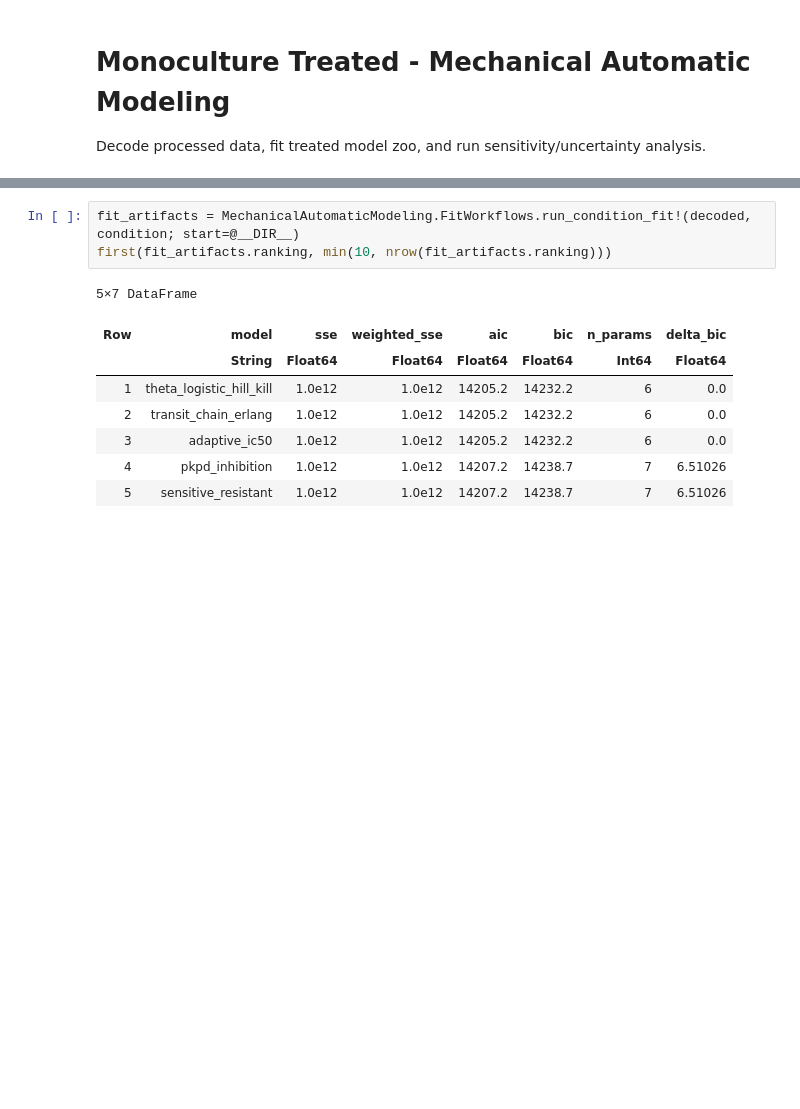
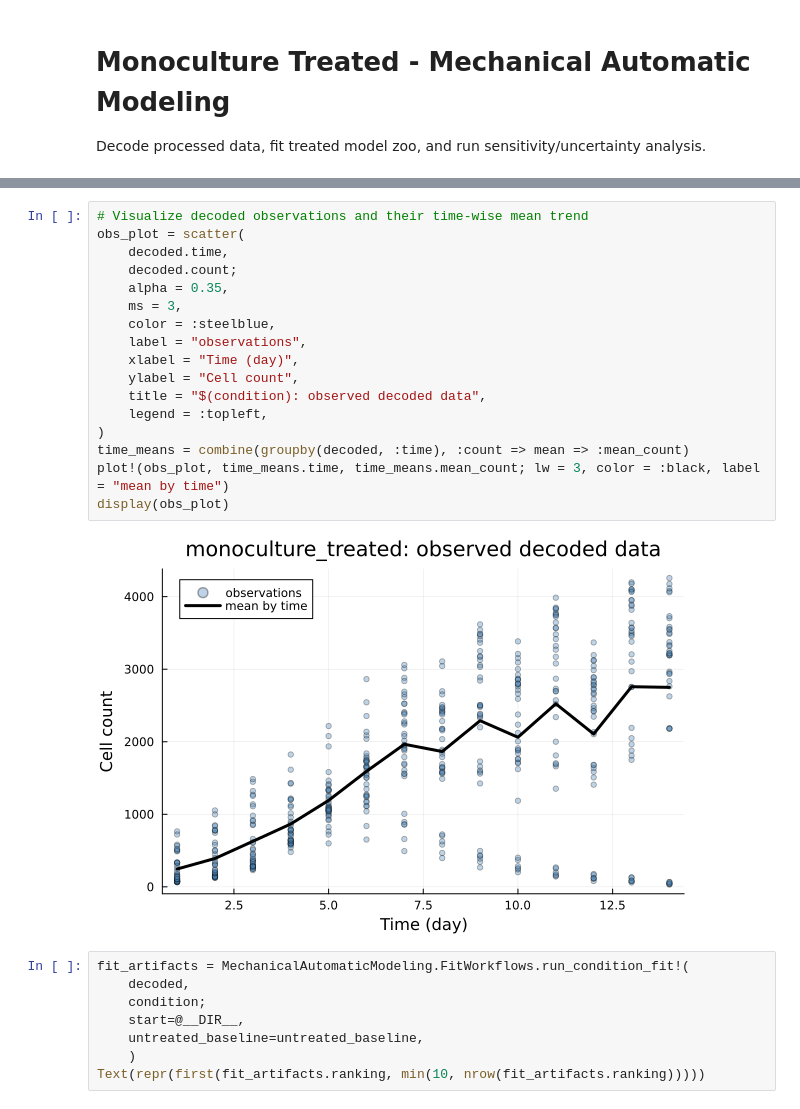
Before and after one commit to kadinelbak/CancerGrowthDynamics, a Jupyter notebook: Modeling_Approaches/02_mechanical_automatic_package/notebooks/monoculture_treated_auto.ipynb, the cells around one changed output, grey strips where cells are left out. Cells and saved outputs as stored; diff of their text form; blank space fills up the shorter version.

Commit message:
Fixed the untreated monoculture now working on the monoculture treated

```diff
--- a/Modeling_Approaches/02_mechanical_automatic_package/notebooks/monoculture_treated_auto.ipynb
+++ b/Modeling_Approaches/02_mechanical_automatic_package/notebooks/monoculture_treated_auto.ipynb
@@ -37,12 +82,27 @@ first(decoded, min(10, nrow(decoded)))
+# %%
+# Visualize decoded observations and their time-wise mean trend
+obs_plot = scatter(
+    decoded.time,
+    decoded.count;
+    alpha = 0.35,
+    ms = 3,
+    color = :steelblue,
+    label = "observations",
+    xlabel = "Time (day)",
+    ylabel = "Cell count",
+    title = "$(condition): observed decoded data",
+    legend = :topleft,
+)
+time_means = combine(groupby(decoded, :time), :count => mean => :mean_count)
+plot!(obs_plot, time_means.time, time_means.mean_count; lw = 3, color = :black, label = "mean by time")
+display(obs_plot)
+# %% [output]
+[figure, added]
 # %%
-fit_artifacts = MechanicalAutomaticModeling.FitWorkflows.run_condition_fit!(decoded, condition; start=@__DIR__)
-first(fit_artifacts.ranking, min(10, nrow(fit_artifacts.ranking)))
+fit_artifacts = MechanicalAutomaticModeling.FitWorkflows.run_condition_fit!(
+    decoded,
+    condition;
+    start=@__DIR__,
+    untreated_baseline=untreated_baseline,
+    )
+Text(repr(first(fit_artifacts.ranking, min(10, nrow(fit_artifacts.ranking)))))
-# %% [output]
-5×7 DataFrame
-| Row | model | sse | weighted_sse | aic | bic | n_params | delta_bic |
-|  | String | Float64 | Float64 | Float64 | Float64 | Int64 | Float64 |
-| 1 | theta_logistic_hill_kill | 1.0e12 | 1.0e12 | 14205.2 | 14232.2 | 6 | 0.0 |
-| 2 | transit_chain_erlang | 1.0e12 | 1.0e12 | 14205.2 | 14232.2 | 6 | 0.0 |
-| 3 | adaptive_ic50 | 1.0e12 | 1.0e12 | 14205.2 | 14232.2 | 6 | 0.0 |
-| 4 | pkpd_inhibition | 1.0e12 | 1.0e12 | 14207.2 | 14238.7 | 7 | 6.51026 |
-| 5 | sensitive_resistant | 1.0e12 | 1.0e12 | 14207.2 | 14238.7 | 7 | 6.51026 |
```
Also changed, not shown: parts of 13 cells of this notebook, 53 other files.
